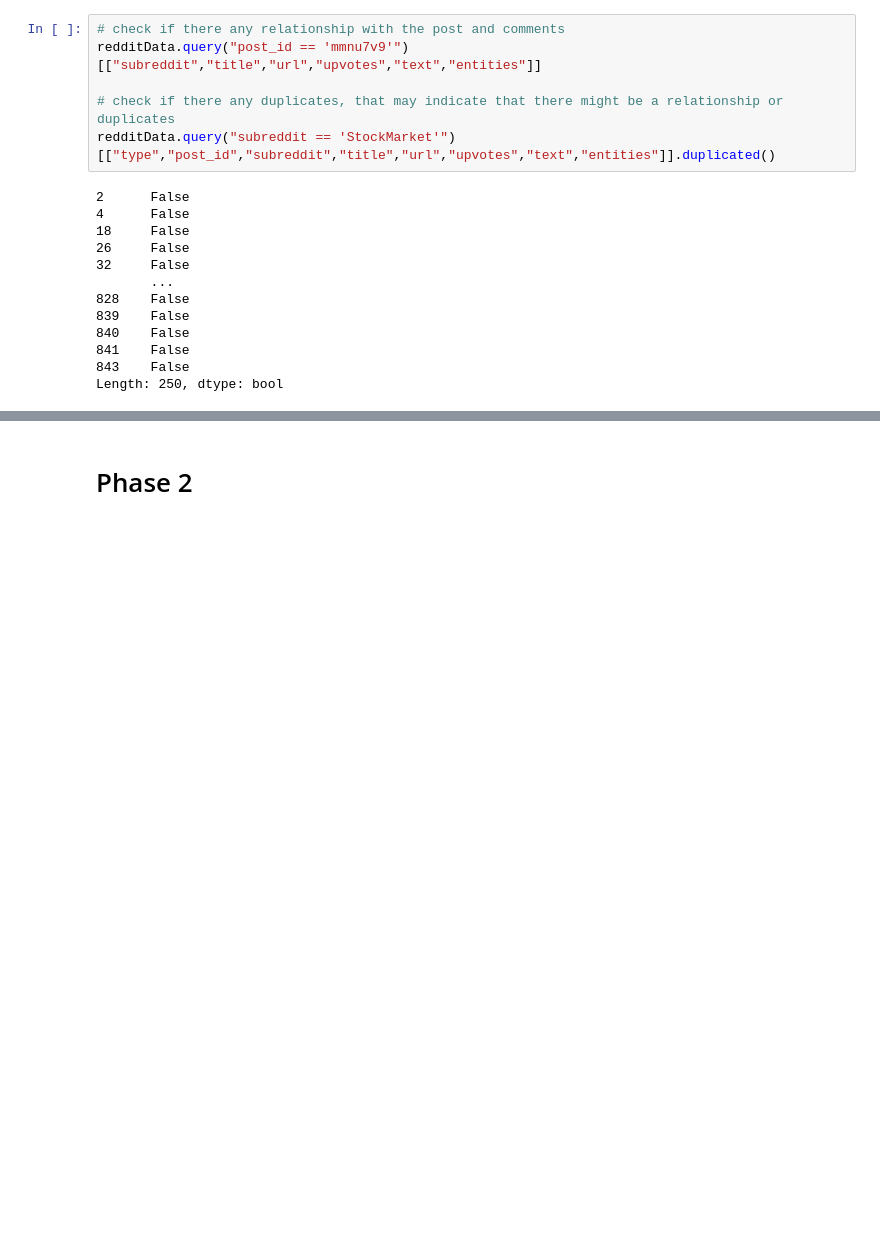
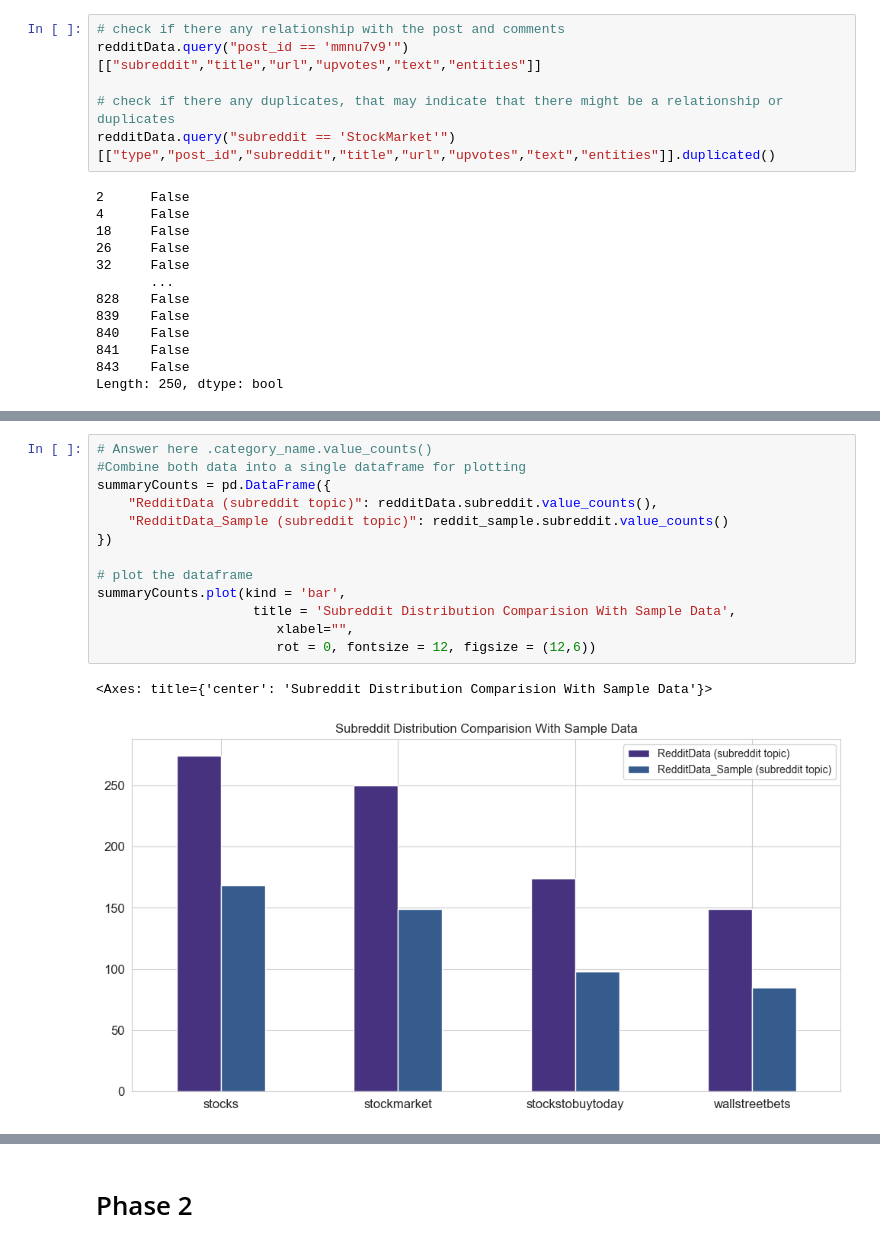
Before and after one commit to MigzAvila/DM2025-Lab1-Exercise, a Jupyter notebook: DM2025-Lab1-Homework.ipynb, the cells around one changed output, grey strips where cells are left out. Cells and saved outputs as stored; diff of their text form; blank space fills up the shorter version.

```diff
--- a/DM2025-Lab1-Homework.ipynb
+++ b/DM2025-Lab1-Homework.ipynb
@@ -150,0 +203,16 @@ redditData.shape
+# %%
+# Answer here .category_name.value_counts()
+#Combine both data into a single dataframe for plotting
+summaryCounts = pd.DataFrame({
+    "RedditData (subreddit topic)": redditData.subreddit.value_counts(),
+    "RedditData_Sample (subreddit topic)": reddit_sample.subreddit.value_counts()
+})
+
+# plot the dataframe
+summaryCounts.plot(kind = 'bar',
+                    title = 'Subreddit Distribution Comparision With Sample Data',
+                       xlabel="",
+                       rot = 0, fontsize = 12, figsize = (12,6))
+# %% [output]
+<Axes: title={'center': 'Subreddit Distribution Comparision With Sample Data'}>
+[figure, added]
```
Also changed, not shown: parts of 21 cells of this notebook, 2 other files.
